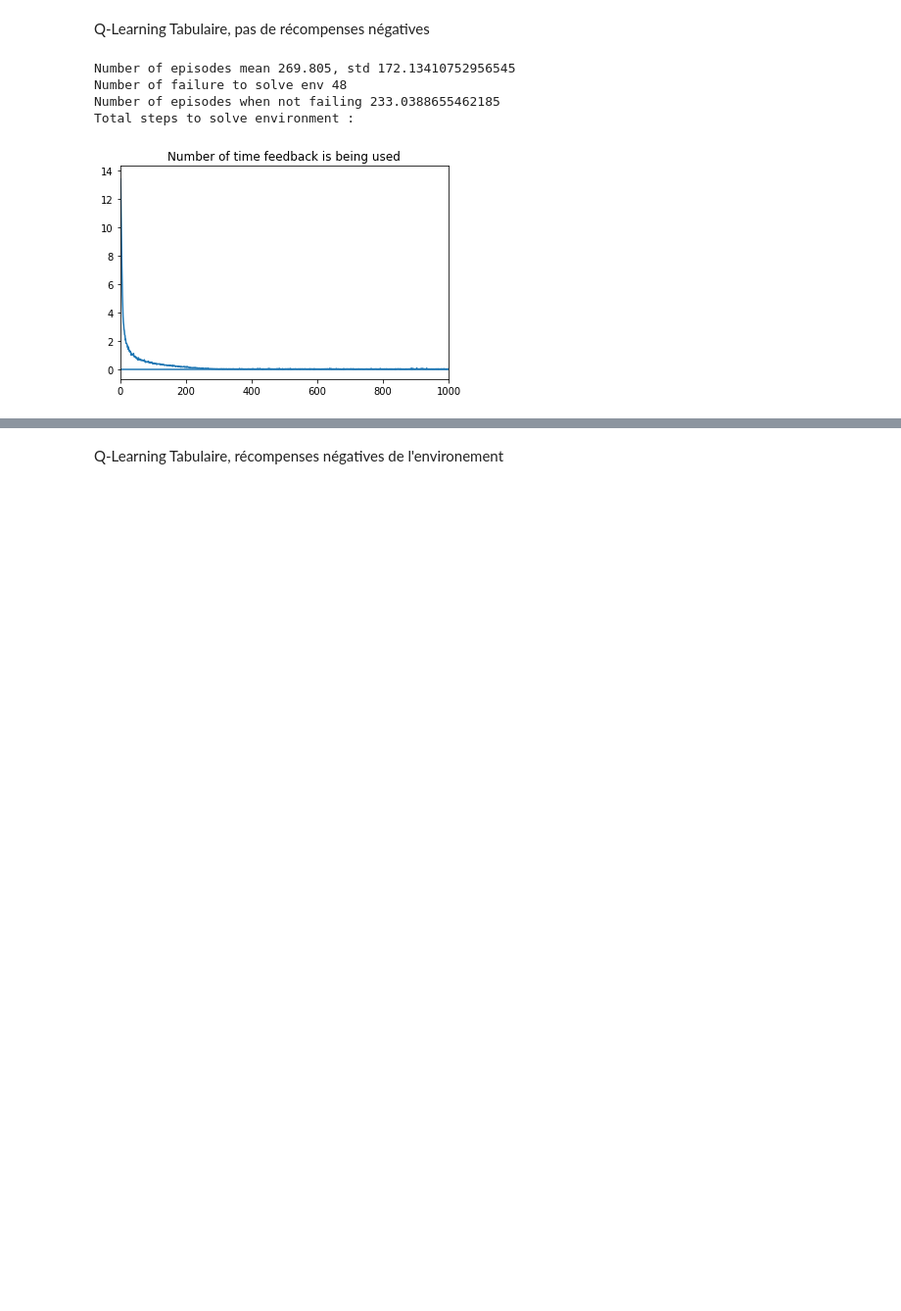
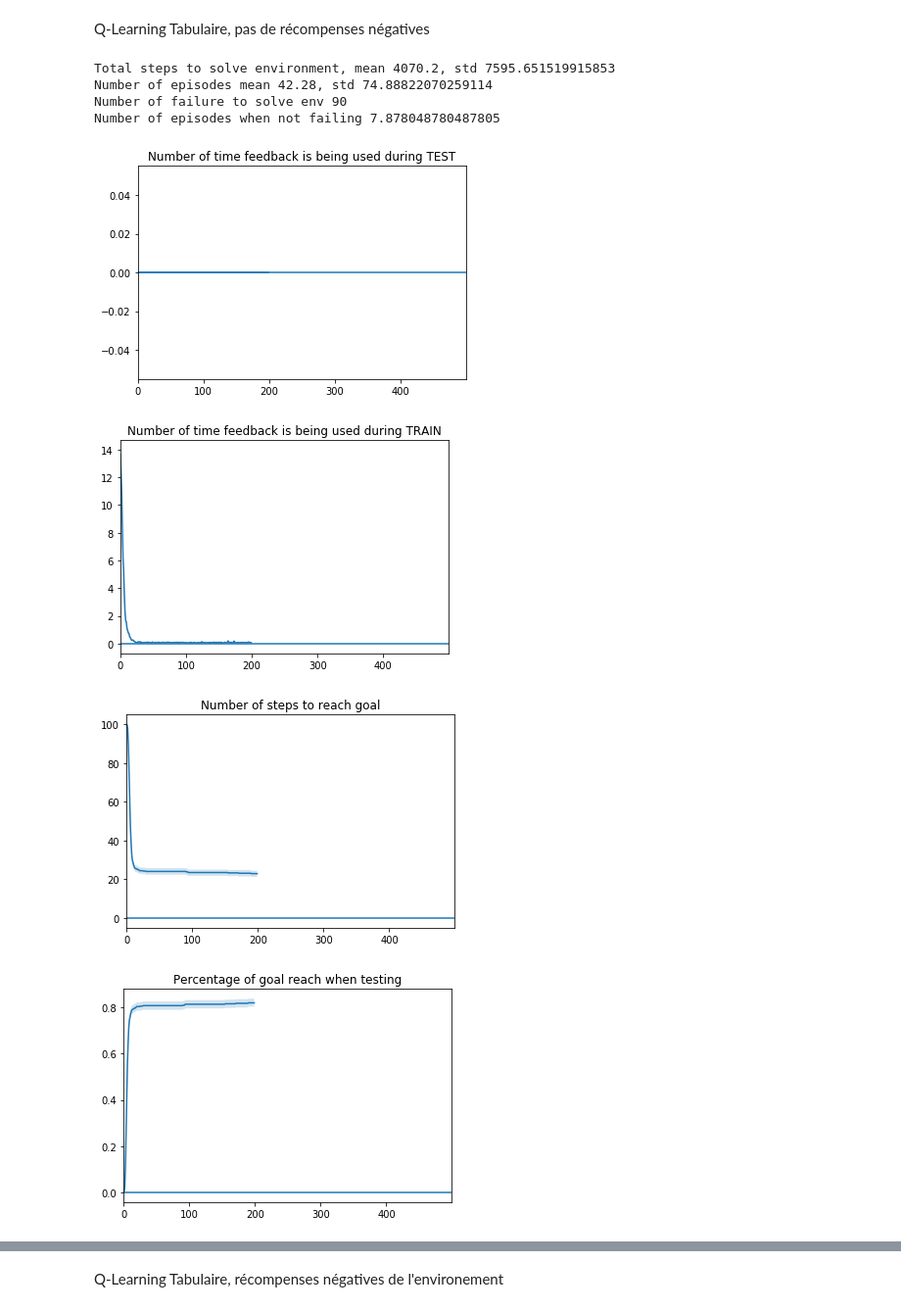
Before and after one commit to Mathieu-Seurin/safe_frozen_lake, a Jupyter notebook: test_safe.ipynb, the cells around one changed output, grey strips where cells are left out. Shown: that part at 98% size. Saved outputs shown, nothing was run; the diff lists cells and outputs as text; code cells hidden in the pictures; blank space fills up the shorter version.

```diff
--- a/test_safe.ipynb
+++ b/test_safe.ipynb
@@ -40,11 +42,6 @@ Discrete(4)
 # %%
 def test_algo(algo, game, repeat=1):
 
-    # Set eps to 0, so the algo is greedy
-    algo.test()
-    assert algo.current_eps == 0
-
-    done = False
     count_optimal_policy = 0
     count_goal_reach = 0
 
@@ -57,13 +54,14 @@ def test_algo(algo, game, repeat=1):
         num_feedback_this_ep = 0
 
         state = game.reset()
+        done = False
 
         while not done:
-            action = algo.choose_action_eps_greedy(state)
-            next_state, reward, done, info = game.step(action)
+            action = algo.choose_action_greedy(state)
+            state, reward, done, info = game.step(action)
 
             num_steps_this_ep += 1
-            num_feedback_this_ep += next_state['gave_feedback']
+            num_feedback_this_ep += state['gave_feedback']
 
         feedback_list[test] = num_feedback_this_ep
         num_steps_list[test] = num_steps_this_ep
@@ -75,10 +73,7 @@ def test_algo(algo, game, repeat=1):
         # if the algo solve the algo N times in a row, '''with the best policy''' => it's okay ! (N = success_to_win)
         if reward == 1 and num_steps_this_ep <= game.shortest_path_length :
             count_optimal_policy += 1
-        else:
-            count_optimal_policy = 0
 
-    algo.train()
     return count_optimal_policy, count_goal_reach, feedback_list.mean(), num_steps_list.mean()
 # %%
 def run_expe(create_algo, game, max_ep, n_tests=5, percentage_to_success=0.9, verbose=True):
@@ -227,14 +247,28 @@ class TabQLearning(object):
 
         return a
 
+    def choose_action_greedy(self, s):
+        s = s['state']
+        a = np.argmax(self.q_tab[s])
+        return a
+
     def optimize(self, state, a, next_state, r):
         state, next_state = state['state'], next_state['state']
         self.q_tab[state, a] = (1-self.lr)*self.q_tab[state, a] + self.lr*(r + self.gamma*np.max(self.q_tab[next_state]))
 
     def test(self):
-        self.saved_eps = self.current_eps
+        self.saved_eps = copy(self.current_eps)
         self.current_eps = 0
 
     def train(self):
-        self.current_eps = self.saved_eps
+        self.current_eps = copy(self.saved_eps)
         assert self.current_eps != 0, "Failed to save eps"
+
+gamma = 0.99
+expected_exploration_steps = 2000
+
+create_algo = lambda : TabQLearning(16, 4, gamma=gamma,
+                                    lr=0.1, expected_exploration_steps=expected_exploration_steps)
+
+game = FrozenLakeEnvStop(is_slippery=False, reward_when_falling=0)
+run_res = run_expe(create_algo, game, verbose=True, max_ep=200)
@@ -332,16 +376,19 @@ Frozen-Lake Deterministe avec Feedback
 Q-Learning Tabulaire, pas de récompenses négatives
 # %%
 gamma = 0.99
-expected_exploration_steps = 3000
-lr=0.1
+expected_exploration_steps = 2000
+lr=0.7
 
 algo = lambda : TabQLearning(16, 4, gamma=gamma, lr=lr, expected_exploration_steps=expected_exploration_steps)
 game = FrozenLakeEnvStop(is_slippery=False, reward_when_falling=0)
 
-run_multiple_expe(algo, game, n_expe=1000)
+res_det_no_feedback = run_multiple_expe(algo, game, n_expe=500, max_ep=200)
 # %% [output]
-Number of episodes mean 269.805, std 172.13410752956545
-Number of failure to solve env 48
-Number of episodes when not failing 233.0388655462185
-Total steps to solve environment :
+Total steps to solve environment, mean 4070.2, std 7595.651519915853
+Number of episodes mean 42.28, std 74.88822070259114
+Number of failure to solve env 90
+Number of episodes when not failing 7.878048780487805
-[figure, old version]
+[figure, new version]
+[figure, added]
+[figure, added]
+[figure, added]
```
Also changed, not shown: parts of 10 cells of this notebook.
